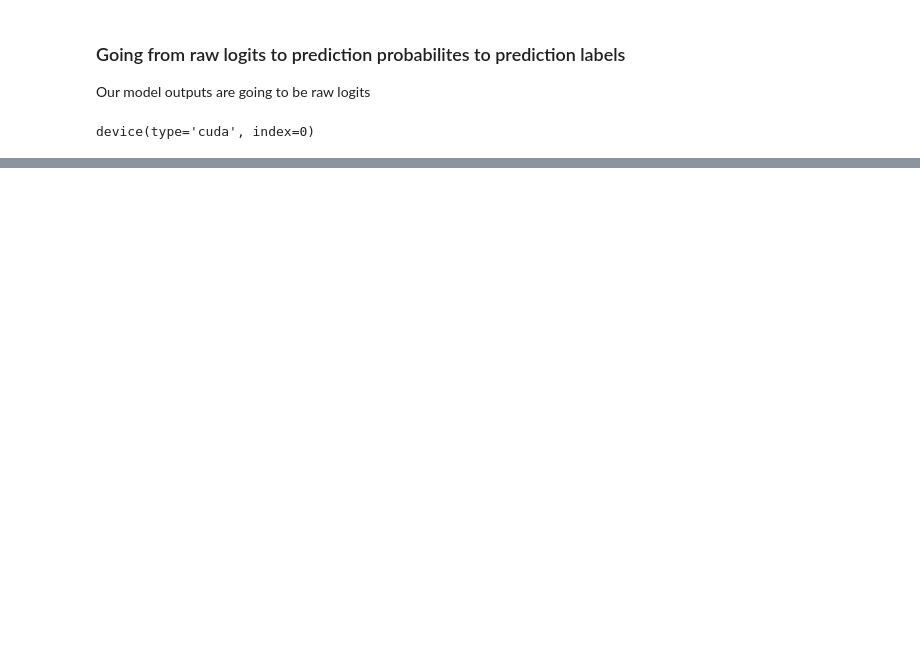
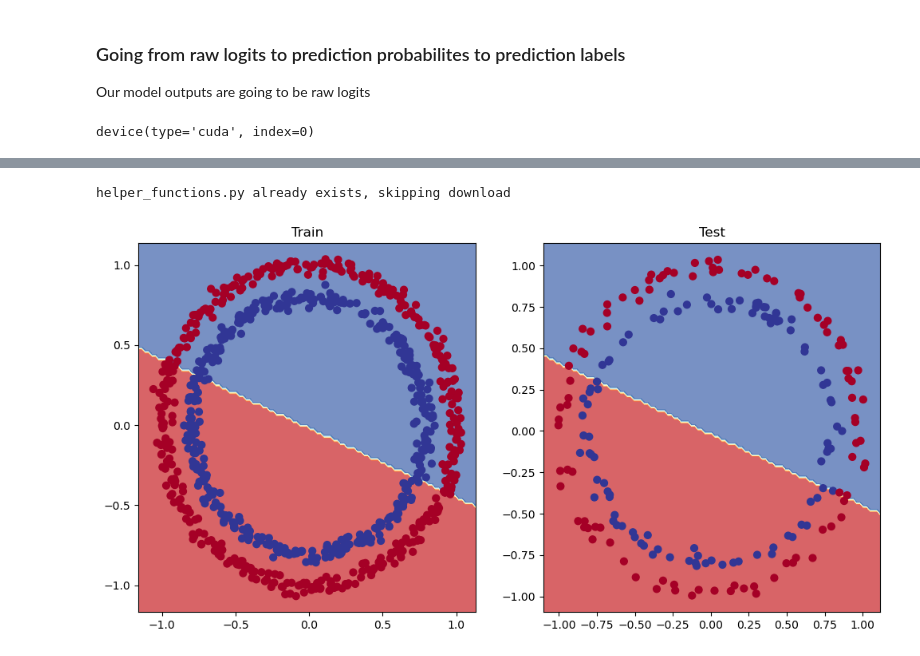
Before and after one commit to Sadkakgedik/PyTorch-Practices, a Jupyter notebook: pytorch_06.ipynb, the cells around one changed output, grey strips where cells are left out. Drawn from its saved outputs; the diff is of its cells as text; code cells hidden in the pictures; blank space fills up the shorter version.

Commit message:
Helper functions and training loop/predictions

```diff
--- a/pytorch_06.ipynb
+++ b/pytorch_06.ipynb
@@ -274,7 +273,7 @@ tensor([0., 0., 0., 0., 0.], device='cuda:0')
 torch.manual_seed(42)
 torch.cuda.manual_seed(42)
 
-epochs = 100
+epochs = 1000
 
 X_train, y_train=X_train.to(device),y_train.to(device)
 X_test,y_test=X_test.to(device),y_test.to(device)
@@ -292,3 +291,24 @@ for epoch in range(epochs):
 
     acc=accuracy_fn(y_true=y_train,
                     y_pred=y_pred)
+
+    optimizer.zero_grad()
+
+    loss.backward()
+
+    optimizer.step()
+
+    model_0.eval()
+    with torch.inference_mode():
+        test_logits=model_0(X_test).squeeze()
+
+        test_pred = torch.round(torch.sigmoid(test_logits))
+
+        test_loss=loss_fn(test_logits,
+                          y_test)
+
+        test_acc=accuracy_fn(y_true=y_test,
+                             y_pred=test_pred)
+
+    if epoch %10 ==0:
+        print(f"Epoch: {epoch} | Loss:{loss:.5f}, Acc: {acc:.2f}% | Test loss: {test_loss:.5f} , Test acc: {test_acc:.2f}%")
@@ -294,0 +333,32 @@ for epoch in range(epochs):
+# %%
+#Make Predictions
+import requests
+from pathlib import Path
+
+# Download Helper functions from Learn PyTorch repo ( if its not already downloaded)
+
+if Path("helper_functions.py").is_file():
+    print("helper_functions.py already exists, skipping download")
+else:
+    print("Download helper_functions.py")
+    #Raw için githubta kodu açtıktan sonra Raw butonuna tıkla sağ üstte
+    requests=requests.get("https://raw.githubusercontent.com/mrdbourke/pytorch-deep-learning/main/helper_functions.py")
+    with open("helper_functions.py","wb") as f:
+        f.write(requests.content)
+
+from helper_functions import plot_predictions,plot_decision_boundary
+# %% [output]
+helper_functions.py already exists, skipping download
+# %%
+plt.figure(figsize=(12,6))
+plt.subplot(1,2,1)
+plt.title("Train")
+plot_decision_boundary(model_0,X_train,y_train)
+plt.subplot(1,2,2)
+plt.title("Test")
+plot_decision_boundary(model_0,X_test,y_test)
+
+
+#It seems like it just wants to seperate the data into two witha "Linear" line
+# %% [output]
+[figure, added]
```
Also changed, not shown: parts of 7 cells of this notebook, 1 other file.
